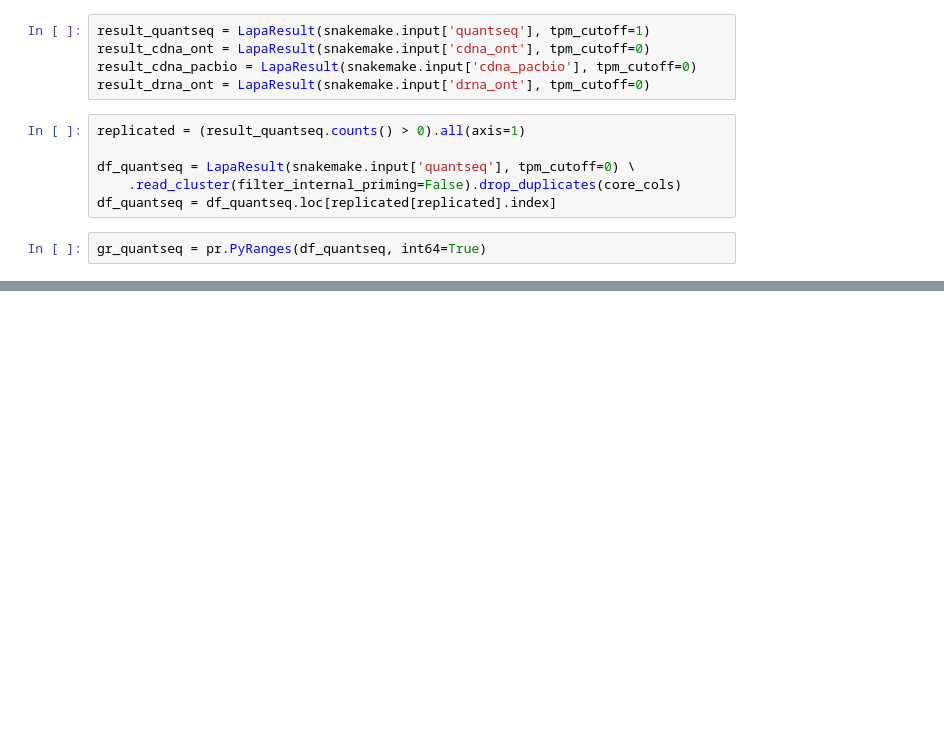
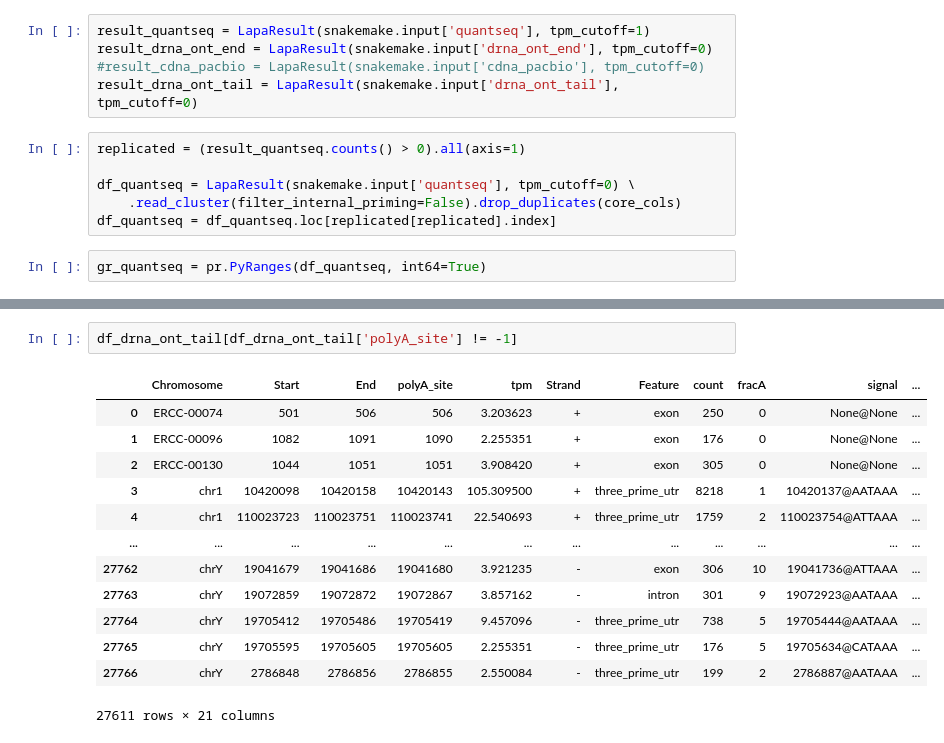
Before and after one commit to mortazavilab/lapa, a Jupyter notebook: workflow/benchmark/benchmark_lapa.ipynb, the cells around one changed output, grey strips where cells are left out. Drawn from its saved outputs; the diff is of its cells as text; blank space fills up the shorter version.

Commit message:
lapa wtc11

```diff
--- a/workflow/benchmark/benchmark_lapa.ipynb
+++ b/workflow/benchmark/benchmark_lapa.ipynb
@@ -26,9 +22,9 @@ from sklearn.metrics import precision_recall_curve, auc
 core_cols = ['Chromosome', 'Start', 'End', 'Strand']
 # %%
 result_quantseq = LapaResult(snakemake.input['quantseq'], tpm_cutoff=1)
-result_cdna_ont = LapaResult(snakemake.input['cdna_ont'], tpm_cutoff=0)
-result_cdna_pacbio = LapaResult(snakemake.input['cdna_pacbio'], tpm_cutoff=0)
-result_drna_ont = LapaResult(snakemake.input['drna_ont'], tpm_cutoff=0)
+result_drna_ont_end = LapaResult(snakemake.input['drna_ont_end'], tpm_cutoff=0)
+#result_cdna_pacbio = LapaResult(snakemake.input['cdna_pacbio'], tpm_cutoff=0)
+result_drna_ont_tail = LapaResult(snakemake.input['drna_ont_tail'], tpm_cutoff=0)
 # %%
 replicated = (result_quantseq.counts() > 0).all(axis=1)
 
@@ -108,0 +81,16 @@ df_cdna_ont
+# %%
+df_drna_ont_tail[df_drna_ont_tail['polyA_site'] != -1]
+# %% [output]
+|  | Chromosome | Start | End | polyA_site | tpm | Strand | Feature | count | fracA | signal | ... |
+| 0 | ERCC-00074 | 501 | 506 | 506 | 3.203623 | + | exon | 250 | 0 | None@None | ... |
+| 1 | ERCC-00096 | 1082 | 1091 | 1090 | 2.255351 | + | exon | 176 | 0 | None@None | ... |
+| 2 | ERCC-00130 | 1044 | 1051 | 1051 | 3.908420 | + | exon | 305 | 0 | None@None | ... |
+| 3 | chr1 | 10420098 | 10420158 | 10420143 | 105.309500 | + | three_prime_utr | 8218 | 1 | 10420137@AATAAA | ... |
+| 4 | chr1 | 110023723 | 110023751 | 110023741 | 22.540693 | + | three_prime_utr | 1759 | 2 | 110023754@ATTAAA | ... |
+| ... | ... | ... | ... | ... | ... | ... | ... | ... | ... | ... | ... |
+| 27762 | chrY | 19041679 | 19041686 | 19041680 | 3.921235 | - | exon | 306 | 10 | 19041736@ATTAAA | ... |
+| 27763 | chrY | 19072859 | 19072872 | 19072867 | 3.857162 | - | intron | 301 | 9 | 19072923@AATAAA | ... |
+| 27764 | chrY | 19705412 | 19705486 | 19705419 | 9.457096 | - | three_prime_utr | 738 | 5 | 19705444@AATAAA | ... |
+| 27765 | chrY | 19705595 | 19705605 | 19705605 | 2.255351 | - | three_prime_utr | 176 | 5 | 19705634@CATAAA | ... |
+| 27766 | chrY | 2786848 | 2786856 | 2786855 | 2.550084 | - | three_prime_utr | 199 | 2 | 2786887@AATAAA | ... |
+27611 rows × 21 columns
```
Also changed, not shown: parts of 18 cells of this notebook, 5 other files.
